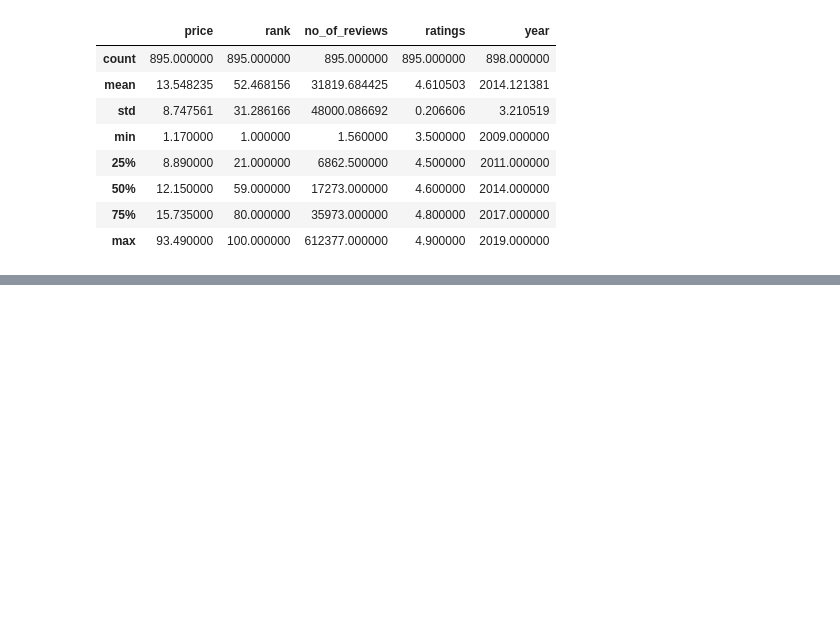
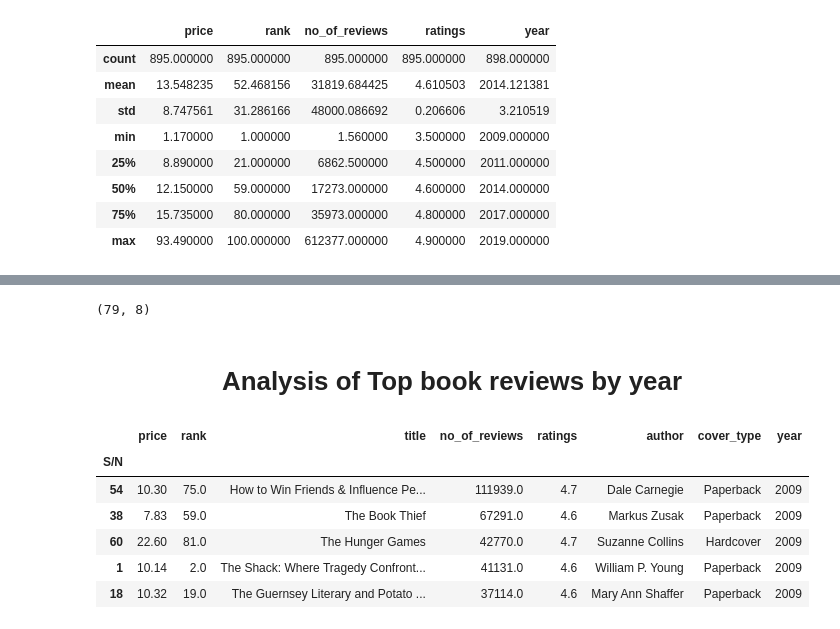
Before and after one commit to Gbekoilias/Stage-E-Exercise, a Jupyter notebook: Uncovering_Insights_Amazon.ipynb, the cells around one changed output, grey strips where cells are left out. Saved outputs shown, nothing was run; the diff lists cells and outputs as text; code cells hidden in the pictures; blank space fills up the shorter version.

```diff
--- a/Uncovering_Insights_Amazon.ipynb
+++ b/Uncovering_Insights_Amazon.ipynb
@@ -97,0 +140,12 @@ df.describe()
+# %%
+# Get unique years
+unique_years = df['year'].unique()
+
+# Create a dictionary to store each year's DataFrame
+dfs_by_year = {}
+
+for year in unique_years:
+    # Filter df for the specific year
+    dfs_by_year[year] = df[df['year'] == year]
+#list of years
+list(dfs_by_year.keys())
@@ -97,0 +167,18 @@ df.describe()
+# %%
+#check the shape of the 2009 dataset
+dfs_by_year[2009].shape
+# %% [output]
+(79, 8)
+# %% [markdown]
+<h1 align = 'center'> Analysis of Top book reviews by year </h1>
+# %%
+df_sorted = dfs_by_year[2009].sort_values('no_of_reviews', ascending=False)
+df_sorted.head()
+# %% [output]
+|  | price | rank | title | no_of_reviews | ratings | author | cover_type | year |
+| S/N |  |  |  |  |  |  |  |  |
+| 54 | 10.30 | 75.0 | How to Win Friends & Influence Pe... | 111939.0 | 4.7 | Dale Carnegie | Paperback | 2009 |
+| 38 | 7.83 | 59.0 | The Book Thief | 67291.0 | 4.6 | Markus Zusak | Paperback | 2009 |
+| 60 | 22.60 | 81.0 | The Hunger Games | 42770.0 | 4.7 | Suzanne Collins | Hardcover | 2009 |
+| 1 | 10.14 | 2.0 | The Shack: Where Tragedy Confront... | 41131.0 | 4.6 | William P. Young | Paperback | 2009 |
+| 18 | 10.32 | 19.0 | The Guernsey Literary and Potato ... | 37114.0 | 4.6 | Mary Ann Shaffer | Paperback | 2009 |
```
Also changed, not shown: parts of 29 cells of this notebook.
